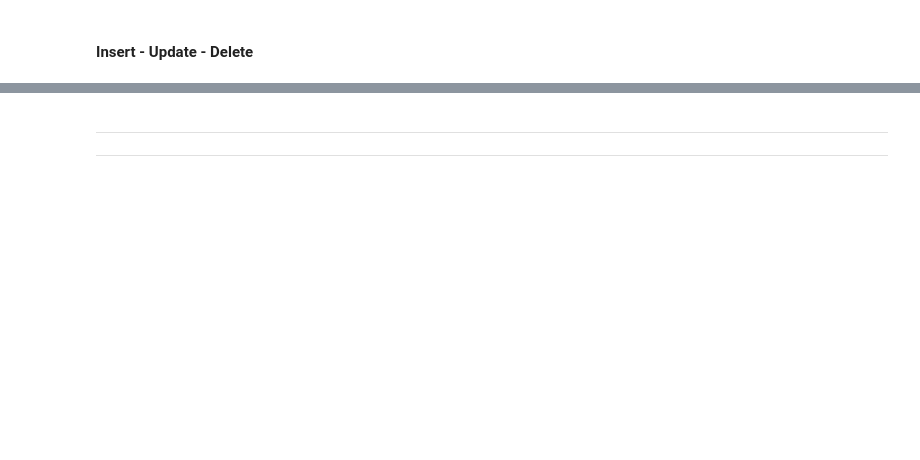
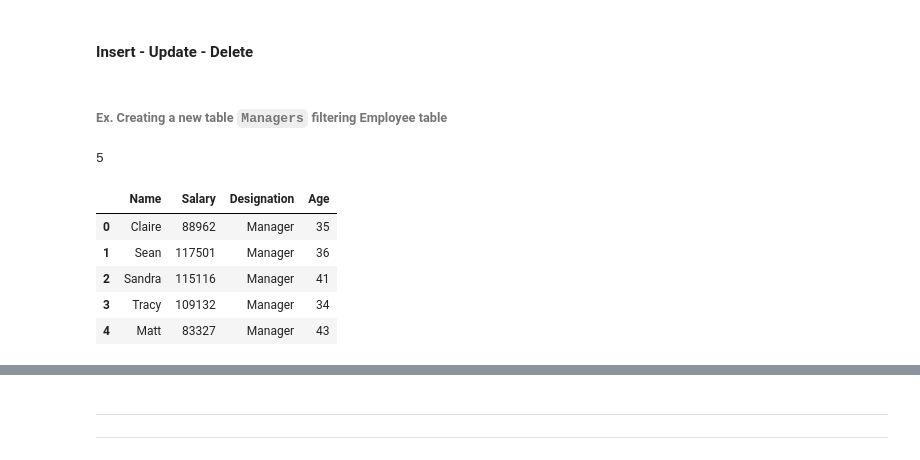
Before and after one commit to knowledge-corner/Oracle_Nov_24, a Jupyter notebook: Day - 4.ipynb, the cells around one changed output, grey strips where cells are left out. Cells and saved outputs as stored; diff of their text form; code cells hidden in the pictures; blank space fills up the shorter version.

```diff
--- a/Day - 4.ipynb
+++ b/Day - 4.ipynb
@@ -487,2 +613,4 @@ customers
 # %% [markdown]
 #### Insert - Update - Delete
+# %% [markdown]
+###### Ex. Creating a new table `Managers` filtering Employee table
@@ -488,0 +619,13 @@ customers
+# %%
+managers.to_sql("Managers", conn, index=False, if_exists="replace")
+# %% [output]
+5
+# %%
+pd.read_sql("Managers", conn)
+# %% [output]
+|  | Name | Salary | Designation | Age |
+| 0 | Claire | 88962 | Manager | 35 |
+| 1 | Sean | 117501 | Manager | 36 |
+| 2 | Sandra | 115116 | Manager | 41 |
+| 3 | Tracy | 109132 | Manager | 34 |
+| 4 | Matt | 83327 | Manager | 43 |
```
Also changed, not shown: parts of 29 cells of this notebook, 3 other files.
